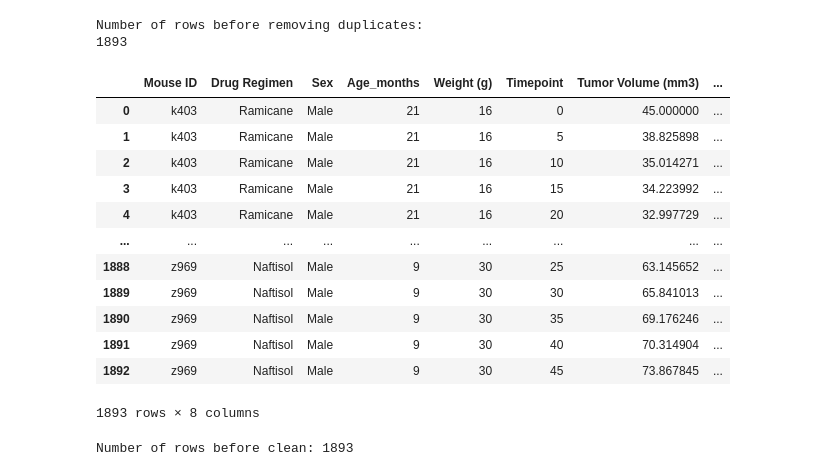
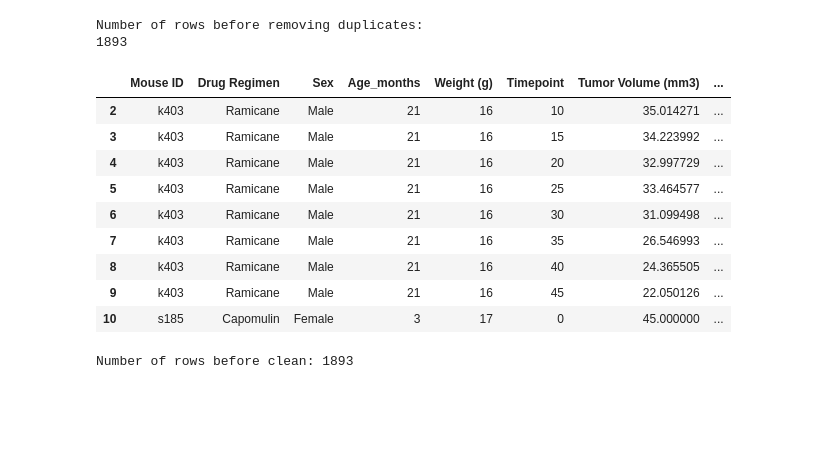
Before and after one commit to annabelcheong/matplotlib, a Jupyter notebook: pymaceuticals.ipynb, the cells around one changed output. Saved outputs shown, nothing was run; the diff lists cells and outputs as text; code cells hidden in the pictures; blank space fills up the shorter version.

```diff
--- a/pymaceuticals.ipynb
+++ b/pymaceuticals.ipynb
@@ -7,38 +7,35 @@ import numpy as np
 # %%
 #Assign csv file path to variable
 mouse_metadata_path = "Resources/Mouse_metadata.csv"
 study_results_path = "Resources/Study_results.csv"
 
 #Read csv file
 mouse_metadata = pd.read_csv(mouse_metadata_path)
 study_results = pd.read_csv(study_results_path)
 
 # #Test to see a sample of the 2 dataframes
 # print(mouse_metadata.head(3))
 # print(study_results.head(3))
 
 # Combine the data into a single dataset
 mouse_merged=pd.merge(mouse_metadata,study_results, on="Mouse ID", how="outer")
 print("Number of rows before removing duplicates:")
 print(mouse_merged.count()["Mouse ID"])
 # Display the data table for preview
-mouse_merged
+mouse_merged.loc[2:10]
 # %% [output]
 Number of rows before removing duplicates:
 1893
 |  | Mouse ID | Drug Regimen | Sex | Age_months | Weight (g) | Timepoint | Tumor Volume (mm3) | ... |
-| 0 | k403 | Ramicane | Male | 21 | 16 | 0 | 45.000000 | ... |
-| 1 | k403 | Ramicane | Male | 21 | 16 | 5 | 38.825898 | ... |
 | 2 | k403 | Ramicane | Male | 21 | 16 | 10 | 35.014271 | ... |
 | 3 | k403 | Ramicane | Male | 21 | 16 | 15 | 34.223992 | ... |
 | 4 | k403 | Ramicane | Male | 21 | 16 | 20 | 32.997729 | ... |
-| ... | ... | ... | ... | ... | ... | ... | ... | ... |
-| 1888 | z969 | Naftisol | Male | 9 | 30 | 25 | 63.145652 | ... |
-| 1889 | z969 | Naftisol | Male | 9 | 30 | 30 | 65.841013 | ... |
-| 1890 | z969 | Naftisol | Male | 9 | 30 | 35 | 69.176246 | ... |
-| 1891 | z969 | Naftisol | Male | 9 | 30 | 40 | 70.314904 | ... |
-| 1892 | z969 | Naftisol | Male | 9 | 30 | 45 | 73.867845 | ... |
+| 5 | k403 | Ramicane | Male | 21 | 16 | 25 | 33.464577 | ... |
+| 6 | k403 | Ramicane | Male | 21 | 16 | 30 | 31.099498 | ... |
+| 7 | k403 | Ramicane | Male | 21 | 16 | 35 | 26.546993 | ... |
+| 8 | k403 | Ramicane | Male | 21 | 16 | 40 | 24.365505 | ... |
+| 9 | k403 | Ramicane | Male | 21 | 16 | 45 | 22.050126 | ... |
+| 10 | s185 | Capomulin | Female | 3 | 17 | 0 | 45.000000 | ... |
-1893 rows × 8 columns
 # %%
  # Merged and uncleaned Data.
  # Checking the number of mice rows in dataframe
```
Also changed, not shown: parts of 10 cells of this notebook.
